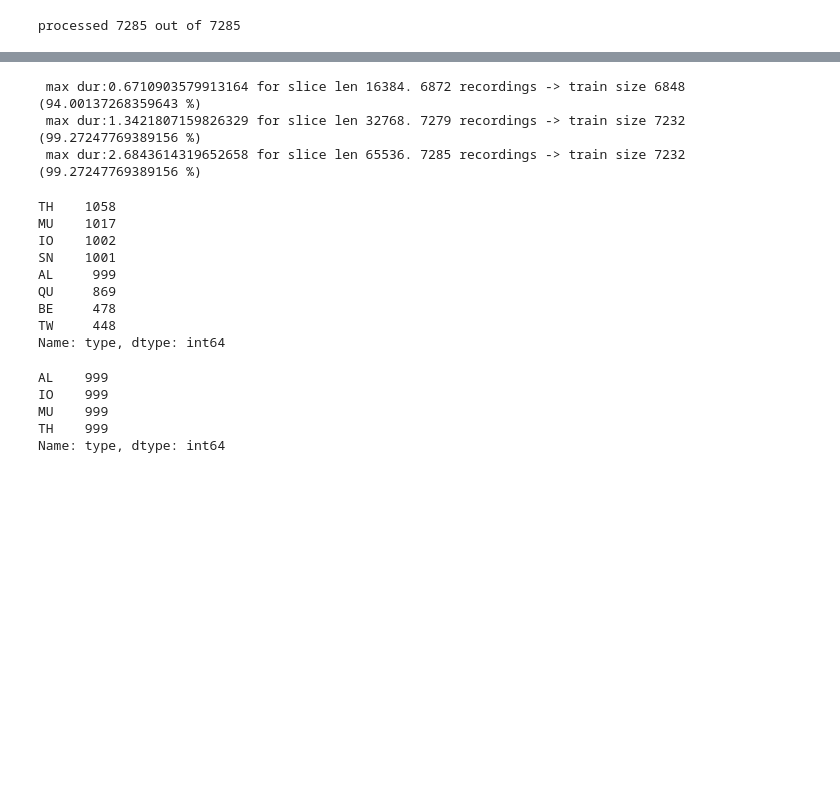
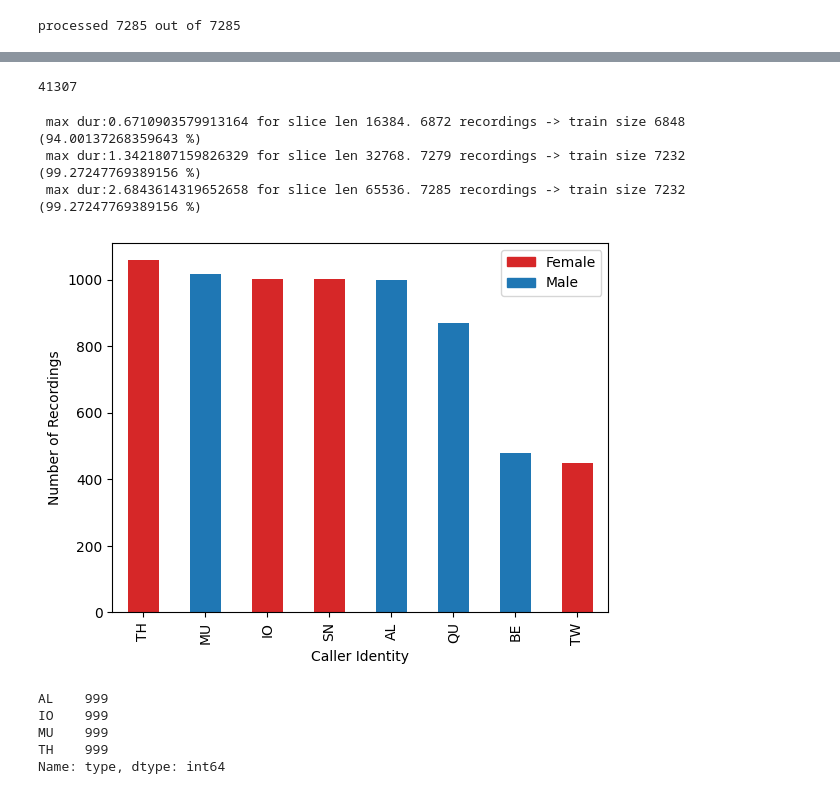
Before and after one commit to JaydenDave/decoding-animimal-communication, a Jupyter notebook: winfoGAN/giant_otters.ipynb, the cells around one changed output, grey strips where cells are left out. Saved outputs shown, nothing was run; the diff lists cells and outputs as text; code cells hidden in the pictures; blank space fills up the shorter version.

```diff
--- a/winfoGAN/giant_otters.ipynb
+++ b/winfoGAN/giant_otters.ipynb
@@ -87,3 +85,8 @@ plt.show()
+# %%
+df.head()
+print(max(df["n_samples"]))
+# %% [output]
+41307
 # %%
 slice_lens = [16384, 32768, 65536]
 total = len(durs)
@@ -99,18 +102,23 @@ for slice_len in slice_lens:
  max dur:2.6843614319652658 for slice len 65536. 7285 recordings -> train size 7232 (99.27247769389156 %)
 # %%
 sliced = df.loc[df["n_samples"]<=16384]
-# %%
-sliced["type"].value_counts()
-# %% [output]
-TH    1058
-MU    1017
-IO    1002
-SN    1001
-AL     999
-QU     869
-BE     478
-TW     448
-Name: type, dtype: int64
+# %%
+colours = ['tab:red','tab:blue','tab:red','tab:red','tab:blue','tab:blue','tab:blue','tab:red']
+labels = ['Female','Male','Female','Female','Male','Male','Male','Female']
+label_color_map = {label: color for label, color in zip(set(labels), colours)}
+
+ax =sliced["type"].value_counts().plot.bar(color=colours)
+plt.xlabel("Caller Identity")
+plt.ylabel("Number of Recordings")
+
+handles = [plt.Rectangle((0,0),1,1, color=label_color_map[label]) for label in label_color_map]
+plt.legend(handles, label_color_map.keys())
+
+fig_dir = "C:/Users/Jayde/Desktop/library/macaques/bar_under_16384.png"
+plt.savefig(fig_dir, dpi= 300, bbox_inches = "tight", transparent = True)
+plt.show()
+# %% [output]
+[figure, added]
 # %%
 filtered = sliced[sliced["type"].isin(["TH","MU","IO","AL"])]
 # %%
```
Also changed, not shown: parts of 10 cells of this notebook, 20 other files.
